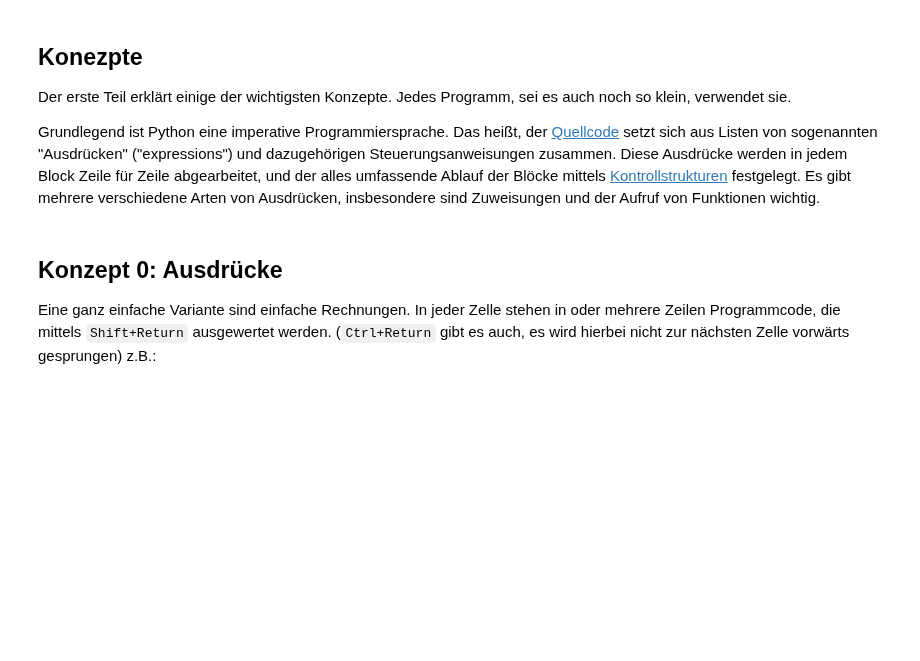
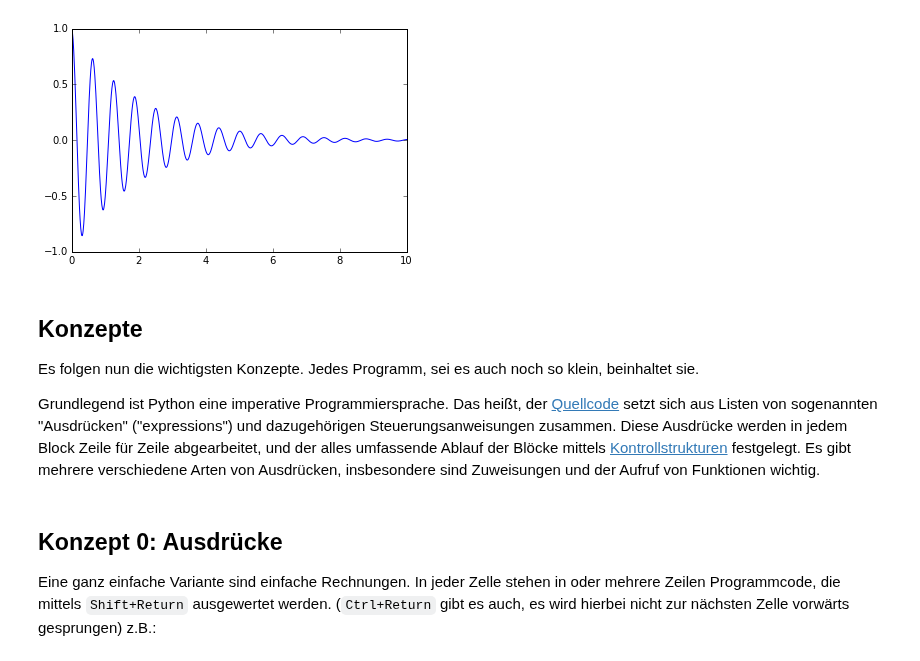
Before and after one commit to haraldschilly/python-fuer-mathematiker, a Jupyter notebook: doc/01-einführung.ipynb, the cells around one changed output. Cells and saved outputs as stored; diff of their text form; code cells hidden in the pictures; blank space fills up the shorter version.

```diff
--- a/doc/01-einführung.ipynb
+++ b/doc/01-einführung.ipynb
@@ -7,8 +63,22 @@ Keine Scheu, kopiere einzelne Zellen in ein neues IPython Notebook und fange an
+# %%
+from IPython.html.widgets import interact
+%matplotlib inline
+import matplotlib.pyplot as plt
+import numpy as np
+
+@interact(a = (0, 20, .1), b = (0, 3, .1))
+def damped_oscillation(a = 10, b = .5):
+    xx = np.linspace(0, 10, 1000)
+    yy = a * np.exp(-b * xx) * np.cos(a * xx) / a
+    plt.ylim(-1, 1)
+    plt.plot(xx, yy)
+# %% [output]
+[figure, added]
 # %% [markdown]
-## Konezpte
+## Konzepte
 
-Der erste Teil erklärt einige der wichtigsten Konzepte.
-Jedes Programm, sei es auch noch so klein, verwendet sie.
+Es folgen nun die wichtigsten Konzepte.
+Jedes Programm, sei es auch noch so klein, beinhaltet sie.
 
 Grundlegend ist Python eine imperative Programmiersprache.
 Das heißt, der [Quellcode](glossar.ipynb#quellcode) setzt sich aus Listen von sogenannten "Ausdrücken" ("expressions") und dazugehörigen Steuerungsanweisungen zusammen.
```
Also changed, not shown: parts of 27 cells of this notebook, 2 other files.
